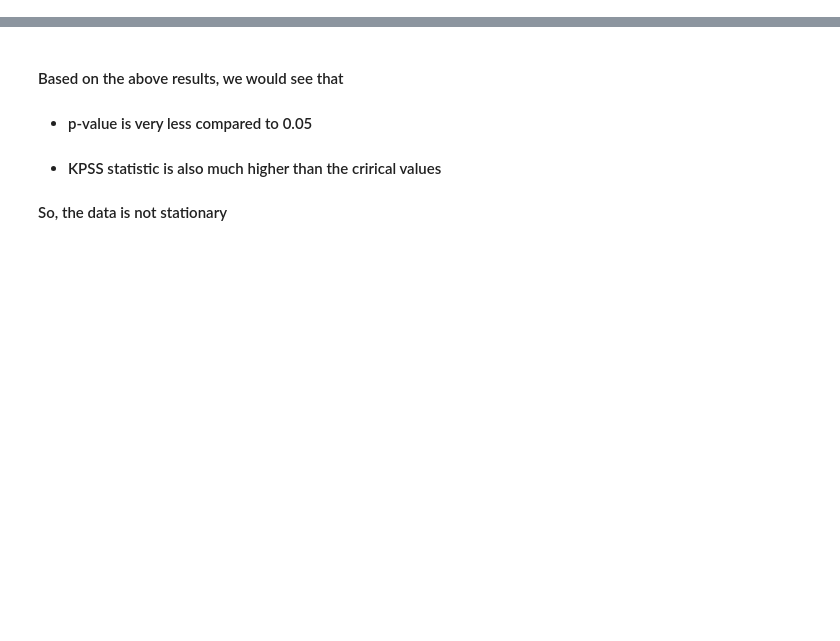
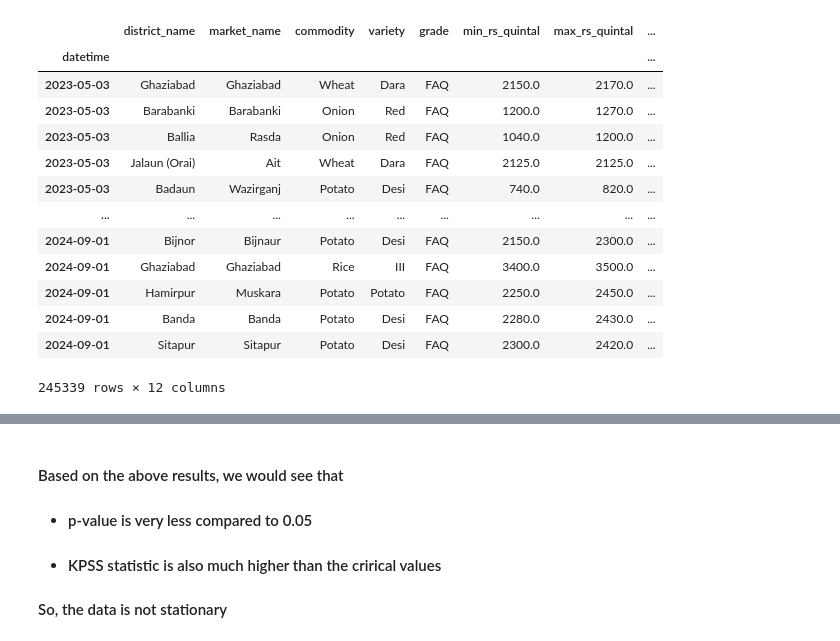
Before and after one commit to mashriram/sih_2024, a Jupyter notebook: src/06_arima.ipynb, the cells around one changed output, grey strips where cells are left out. Saved outputs shown, nothing was run; the diff lists cells and outputs as text; code cells hidden in the pictures; blank space fills up the shorter version.

```diff
--- a/src/06_arima.ipynb
+++ b/src/06_arima.ipynb
@@ -26,3 +46,20 @@ from statsmodels.tsa.arima_model import ARIMA
+# %%
+up_test
+# %% [output]
+|  | district_name | market_name | commodity | variety | grade | min_rs_quintal | max_rs_quintal | ... |
+| datetime |  |  |  |  |  |  |  | ... |
+| 2023-05-03 | Ghaziabad | Ghaziabad | Wheat | Dara | FAQ | 2150.0 | 2170.0 | ... |
+| 2023-05-03 | Barabanki | Barabanki | Onion | Red | FAQ | 1200.0 | 1270.0 | ... |
+| 2023-05-03 | Ballia | Rasda | Onion | Red | FAQ | 1040.0 | 1200.0 | ... |
+| 2023-05-03 | Jalaun (Orai) | Ait | Wheat | Dara | FAQ | 2125.0 | 2125.0 | ... |
+| 2023-05-03 | Badaun | Wazirganj | Potato | Desi | FAQ | 740.0 | 820.0 | ... |
+| ... | ... | ... | ... | ... | ... | ... | ... | ... |
+| 2024-09-01 | Bijnor | Bijnaur | Potato | Desi | FAQ | 2150.0 | 2300.0 | ... |
+| 2024-09-01 | Ghaziabad | Ghaziabad | Rice | III | FAQ | 3400.0 | 3500.0 | ... |
+| 2024-09-01 | Hamirpur | Muskara | Potato | Potato | FAQ | 2250.0 | 2450.0 | ... |
+| 2024-09-01 | Banda | Banda | Potato | Desi | FAQ | 2280.0 | 2430.0 | ... |
+| 2024-09-01 | Sitapur | Sitapur | Potato | Desi | FAQ | 2300.0 | 2420.0 | ... |
+245339 rows × 12 columns
 # %%
 from statsmodels.tsa.stattools import kpss
 commodities = df_up['commodity'].unique()
```
Also changed, not shown: parts of 14 cells of this notebook.
